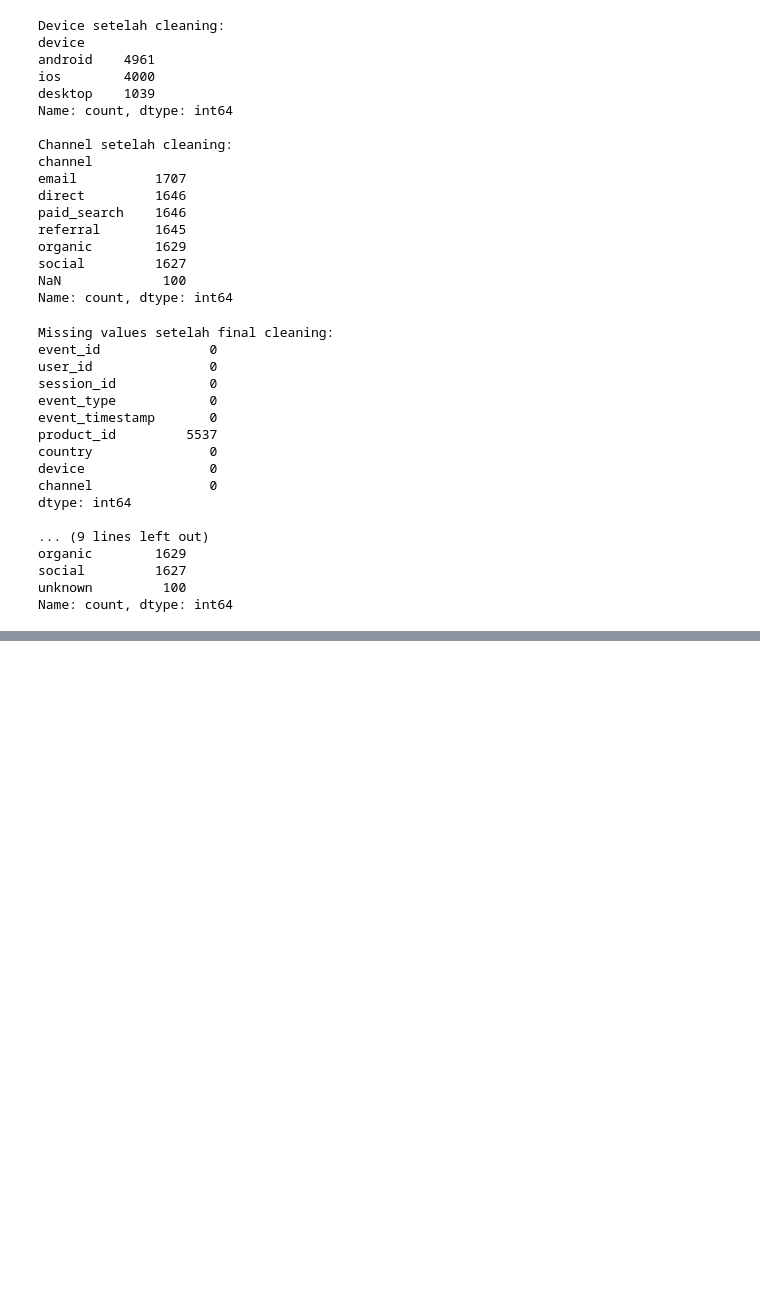
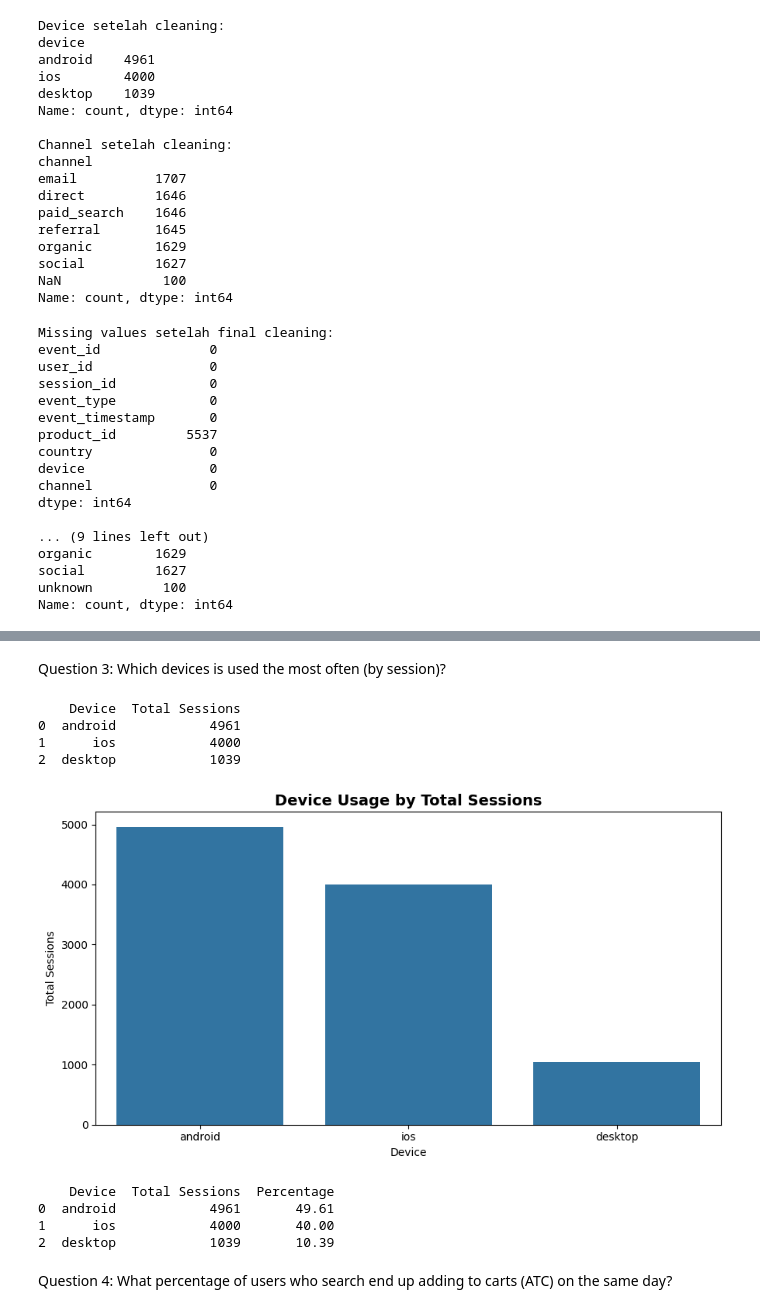
Before and after one commit to srigstinahf/RevoU_Project, a Jupyter notebook: Projek_RevoU_Data_Analyst.ipynb, the cells around one changed output, grey strips where cells are left out. Saved outputs shown, nothing was run; the diff lists cells and outputs as text; code cells hidden in the pictures; blank space fills up the shorter version.

```diff
--- a/Projek_RevoU_Data_Analyst.ipynb
+++ b/Projek_RevoU_Data_Analyst.ipynb
@@ -169,0 +348,65 @@ Name: count, dtype: int64
+# %% [markdown]
+Question 3: Which devices is used the most often (by session)?
+# %%
+# Menghitung jumlah session unik berdasarkan device
+device_usage = (
+    df_clean.groupby("device")["session_id"]
+    .nunique()
+    .reset_index()
+)
+
+# Mengubah nama kolom
+device_usage.columns = [
+    "Device",
+    "Total Sessions"
+]
+
+# Mengurutkan berdasarkan jumlah session
+device_usage = device_usage.sort_values(
+    by="Total Sessions",
+    ascending=False
+).reset_index(drop=True)
+
+print(device_usage)
+# %% [output]
+    Device  Total Sessions
+0  android            4961
+1      ios            4000
+2  desktop            1039
+# %%
+plt.figure(figsize=(9, 5))
+
+sns.barplot(
+    data=device_usage,
+    x="Device",
+    y="Total Sessions"
+)
+
+plt.title(
+    "Device Usage by Total Sessions",
+    fontsize=14,
+    fontweight="bold"
+)
+
+plt.xlabel("Device")
+plt.ylabel("Total Sessions")
+
+plt.tight_layout()
+plt.show()
+# %% [output]
+[figure, added]
+# %%
+# Menghitung persentase penggunaan perangkat
+device_usage["Percentage"] = (
+    device_usage["Total Sessions"] /
+    device_usage["Total Sessions"].sum()
+) * 100
+
+print(device_usage)
+# %% [output]
+    Device  Total Sessions  Percentage
+0  android            4961       49.61
+1      ios            4000       40.00
+2  desktop            1039       10.39
+# %% [markdown]
+Question 4: What percentage of users who search end up adding to carts (ATC) on the same day?
```
Also changed, not shown: parts of 16 cells of this notebook.
